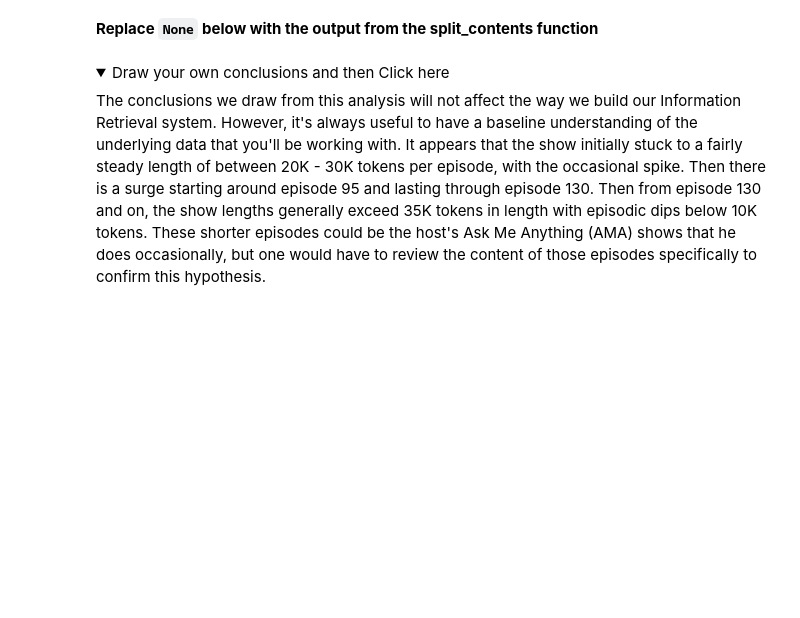
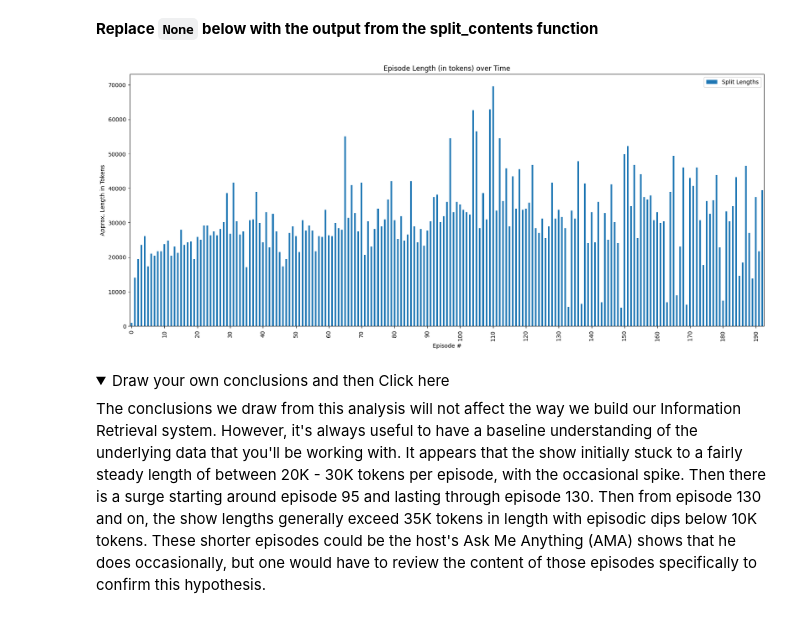
Before and after one commit to debb-hp-com/rag-applications, a Jupyter notebook: notebooks/1-Data_Preprocessing_Week1_COLAB.ipynb, the cells around one changed output. Saved outputs shown, nothing was run; the diff lists cells and outputs as text; code cells hidden in the pictures; folded sections open; blank space fills up the shorter version.

```diff
--- a/notebooks/1-Data_Preprocessing_Week1_COLAB.ipynb
+++ b/notebooks/1-Data_Preprocessing_Week1_COLAB.ipynb
@@ -286,6 +352,19 @@ def split_contents(corpus: list[dict],
     ########################
     # START YOUR CODE HERE #
     ########################
+    from tqdm import tqdm
+    # Handle the case where the input is None or empty by returning an empty list.
+    if not corpus or not text_splitter or not content_field:
+        return []
+
+    chunked_texts = []
+
+    for episode in tqdm(corpus, desc="Processing episodes"):
+        content = episode.get(content_field, "")
+        chunks = text_splitter.split_text(content)
+        chunked_texts.append(chunks)
+
+    return chunked_texts
 # %%
 content_splits = split_contents(None, None)
 # %% [markdown]
@@ -339,18 +425,31 @@ def get_split_lengths(splits: List[List[str]], column_name: str='Split Lengths')
 # %%
 import matplotlib.pyplot as plt
 import matplotlib.ticker as ticker
 
 column_name = 'Split Lengths'
 
+import tiktoken
+from llama_index.core.text_splitter import SentenceSplitter
+
+gpt_model = 'gpt-4o-mini'
+data = load_podcast_data(dataset_name='huberman_labs.json')
+chunk_size = 256
+chunk_overlap = 0
+encoding = tiktoken.encoding_for_model(gpt_model)
+gpt_txt_splitter = SentenceSplitter(chunk_size=chunk_size, tokenizer=encoding.encode, chunk_overlap=chunk_overlap)
+results = split_contents(data, gpt_txt_splitter)
+
 # replace None with the output from the split_contents function
-df = get_split_lengths(None, column_name=column_name)
+df = get_split_lengths(results, column_name=column_name)
 df['Split Lengths'] = df['Split Lengths'] * chunk_size
 
 # reverse the order of the episode # to correctly show left to right chronological order
 df.index = sorted(list(df.index), reverse=True)
 # create plot
 ax = df.iloc[::-1].plot.bar(y='Split Lengths', xlabel='Episode #', ylabel='Approx. Length in Tokens', title='Episode Length (in tokens) over Time', figsize=(20,8))
 ax.xaxis.set_major_locator(ticker.MultipleLocator(10))
+# %% [output]
+[figure, added]
 # %% [markdown]
 <details>
   <summary>Draw your own conclusions and then Click here</summary>
```
Also changed, not shown: parts of 18 cells of this notebook.
